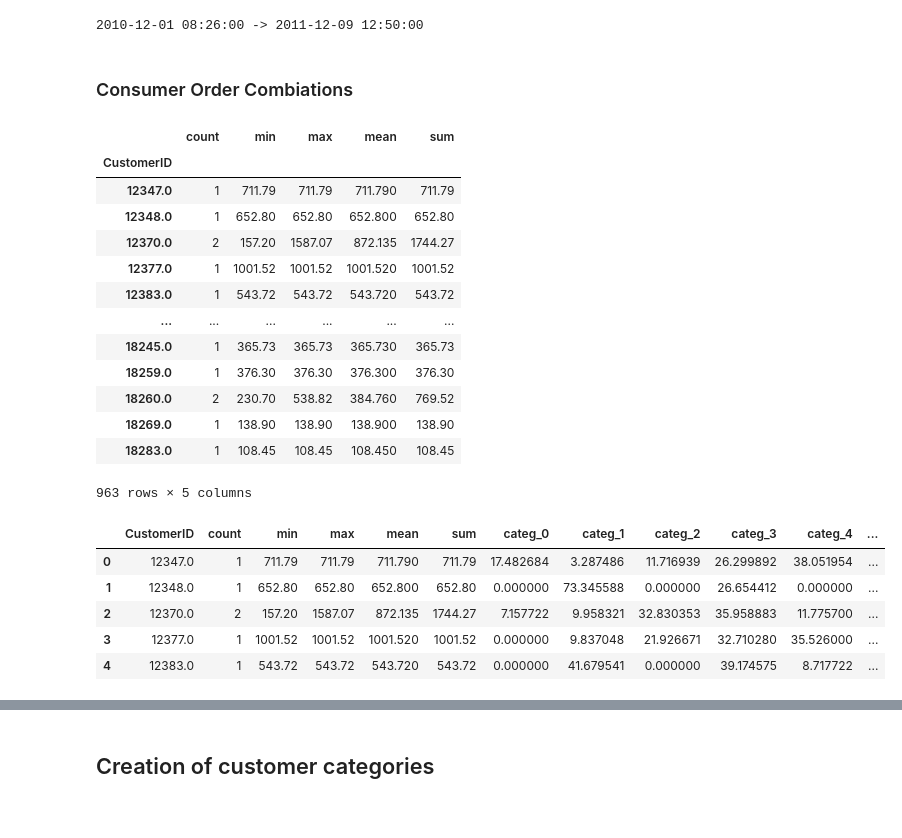
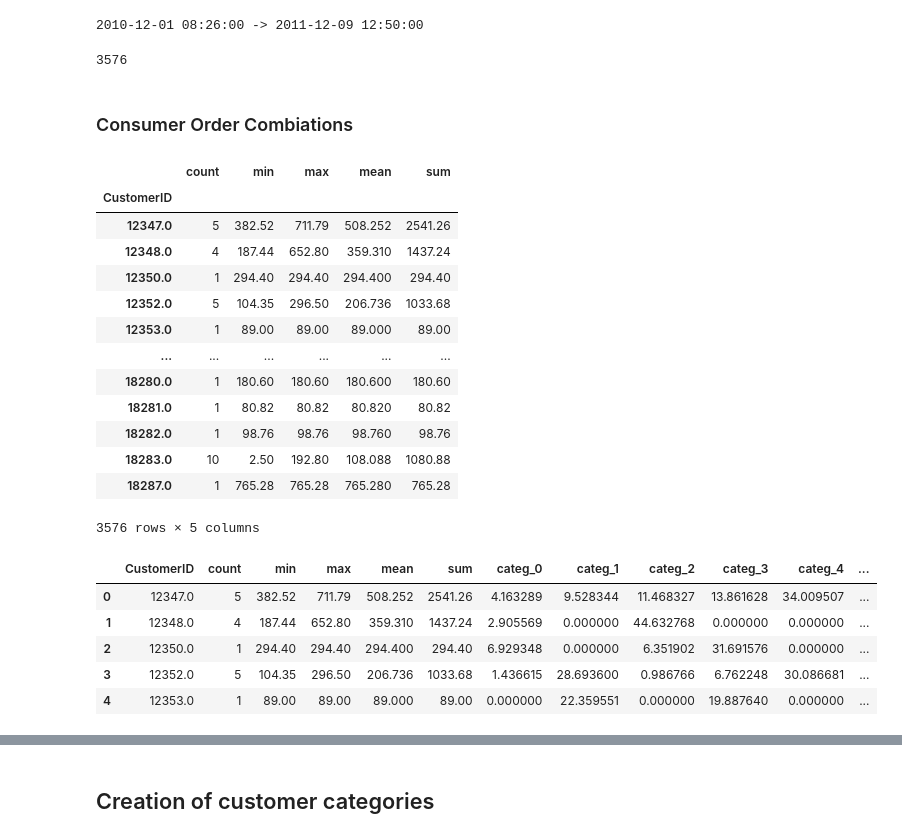
Before and after one commit to vukhanh09/customer_segmentation, a Jupyter notebook: src/Insight/insight.ipynb, the cells around one changed output, grey strips where cells are left out. Cells and saved outputs as stored; diff of their text form; code cells hidden in the pictures.

Commit message:
fix train test split

```diff
--- a/src/Insight/insight.ipynb
+++ b/src/Insight/insight.ipynb
@@ -595,7 +589,11 @@ print(basket_price['InvoiceDate'].min(), '->',  basket_price['InvoiceDate'].max(
 # %% [output]
 2010-12-01 08:26:00 -> 2011-12-09 12:50:00
 # %%
-set_train = basket_price[basket_price['InvoiceDate'] < pd.to_datetime("2011-1-10")]
-set_test =  basket_price[basket_price['InvoiceDate'] >= pd.to_datetime("2011-1-10")]
+set_train = basket_price[basket_price['InvoiceDate'] < pd.to_datetime("2011-10-1")]
+set_test =  basket_price[basket_price['InvoiceDate'] >= pd.to_datetime("2011-10-1")]
 
 basket_price = set_train.copy(deep=True)
+# %%
+print(len(set(set_train['CustomerID'])))
+# %% [output]
+3576
@@ -603,36 +603,42 @@ basket_price = set_train.copy(deep=True)
 ### Consumer Order Combiations
 # %%
 transaction_per_user = basket_price.groupby(by=['CustomerID'])['BasketPrice'].agg(['count', 'min', 'max', 'mean', 'sum'])
+
+transaction_per_user_test = set_test.groupby(by=['CustomerID'])['BasketPrice'].agg(['count', 'min', 'max', 'mean', 'sum'])
 # %%
 transaction_per_user
 # %% [output]
 |  | count | min | max | mean | sum |
 | CustomerID |  |  |  |  |  |
-| 12347.0 | 1 | 711.79 | 711.79 | 711.790 | 711.79 |
-| 12348.0 | 1 | 652.80 | 652.80 | 652.800 | 652.80 |
-| 12370.0 | 2 | 157.20 | 1587.07 | 872.135 | 1744.27 |
-| 12377.0 | 1 | 1001.52 | 1001.52 | 1001.520 | 1001.52 |
-| 12383.0 | 1 | 543.72 | 543.72 | 543.720 | 543.72 |
+| 12347.0 | 5 | 382.52 | 711.79 | 508.252 | 2541.26 |
+| 12348.0 | 4 | 187.44 | 652.80 | 359.310 | 1437.24 |
+| 12350.0 | 1 | 294.40 | 294.40 | 294.400 | 294.40 |
+| 12352.0 | 5 | 104.35 | 296.50 | 206.736 | 1033.68 |
+| 12353.0 | 1 | 89.00 | 89.00 | 89.000 | 89.00 |
 | ... | ... | ... | ... | ... | ... |
-| 18245.0 | 1 | 365.73 | 365.73 | 365.730 | 365.73 |
-| 18259.0 | 1 | 376.30 | 376.30 | 376.300 | 376.30 |
-| 18260.0 | 2 | 230.70 | 538.82 | 384.760 | 769.52 |
-| 18269.0 | 1 | 138.90 | 138.90 | 138.900 | 138.90 |
-| 18283.0 | 1 | 108.45 | 108.45 | 108.450 | 108.45 |
+| 18280.0 | 1 | 180.60 | 180.60 | 180.600 | 180.60 |
+| 18281.0 | 1 | 80.82 | 80.82 | 80.820 | 80.82 |
+| 18282.0 | 1 | 98.76 | 98.76 | 98.760 | 98.76 |
+| 18283.0 | 10 | 2.50 | 192.80 | 108.088 | 1080.88 |
+| 18287.0 | 1 | 765.28 | 765.28 | 765.280 | 765.28 |
-963 rows × 5 columns
+3576 rows × 5 columns
 # %%
 for i in range(n_clusters):
     col = 'categ_{}'.format(i)
     transaction_per_user.loc[:,col] = basket_price.groupby(by=['CustomerID'])[col].sum() /\
                                             transaction_per_user['sum']*100
 
+    transaction_per_user_test.loc[:,col] = set_test.groupby(by=['CustomerID'])[col].sum() /\
+                                            transaction_per_user_test['sum']*100
+
 transaction_per_user.reset_index(drop = False, inplace = True)
-basket_price.groupby(by=['CustomerID'])['categ_0'].sum()
+transaction_per_user_test.reset_index(drop=False, inplace=True)
+
 transaction_per_user.sort_values('CustomerID', ascending = True)[:5]
 # %% [output]
 |  | CustomerID | count | min | max | mean | sum | categ_0 | categ_1 | categ_2 | categ_3 | categ_4 | ... |
-| 0 | 12347.0 | 1 | 711.79 | 711.79 | 711.790 | 711.79 | 17.482684 | 3.287486 | 11.716939 | 26.299892 | 38.051954 | ... |
-| 1 | 12348.0 | 1 | 652.80 | 652.80 | 652.800 | 652.80 | 0.000000 | 73.345588 | 0.000000 | 26.654412 | 0.000000 | ... |
-| 2 | 12370.0 | 2 | 157.20 | 1587.07 | 872.135 | 1744.27 | 7.157722 | 9.958321 | 32.830353 | 35.958883 | 11.775700 | ... |
-| 3 | 12377.0 | 1 | 1001.52 | 1001.52 | 1001.520 | 1001.52 | 0.000000 | 9.837048 | 21.926671 | 32.710280 | 35.526000 | ... |
-| 4 | 12383.0 | 1 | 543.72 | 543.72 | 543.720 | 543.72 | 0.000000 | 41.679541 | 0.000000 | 39.174575 | 8.717722 | ... |
+| 0 | 12347.0 | 5 | 382.52 | 711.79 | 508.252 | 2541.26 | 4.163289 | 9.528344 | 11.468327 | 13.861628 | 34.009507 | ... |
+| 1 | 12348.0 | 4 | 187.44 | 652.80 | 359.310 | 1437.24 | 2.905569 | 0.000000 | 44.632768 | 0.000000 | 0.000000 | ... |
+| 2 | 12350.0 | 1 | 294.40 | 294.40 | 294.400 | 294.40 | 6.929348 | 0.000000 | 6.351902 | 31.691576 | 0.000000 | ... |
+| 3 | 12352.0 | 5 | 104.35 | 296.50 | 206.736 | 1033.68 | 1.436615 | 28.693600 | 0.986766 | 6.762248 | 30.086681 | ... |
+| 4 | 12353.0 | 1 | 89.00 | 89.00 | 89.000 | 89.00 | 0.000000 | 22.359551 | 0.000000 | 19.887640 | 0.000000 | ... |
```
Also changed, not shown: parts of 27 cells of this notebook, 7 other files.
